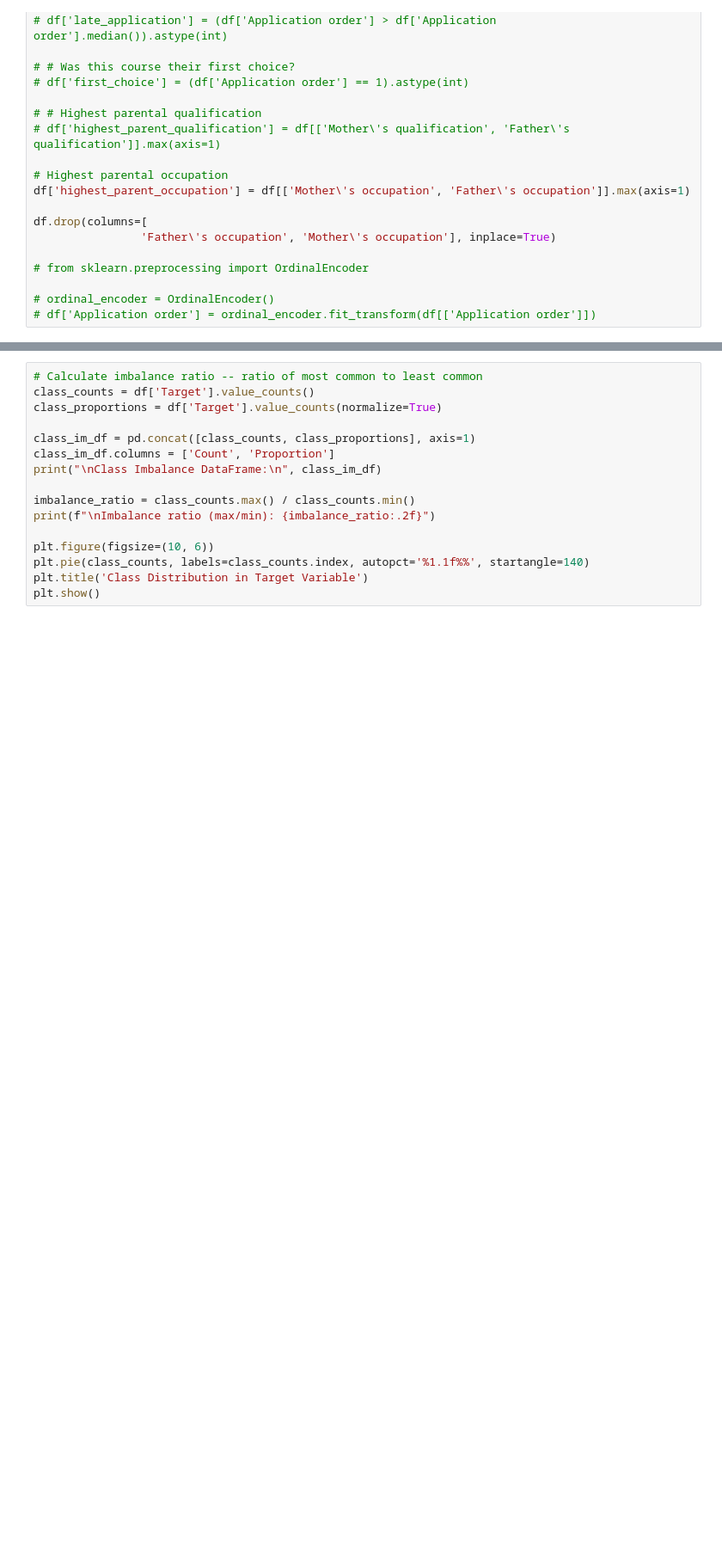
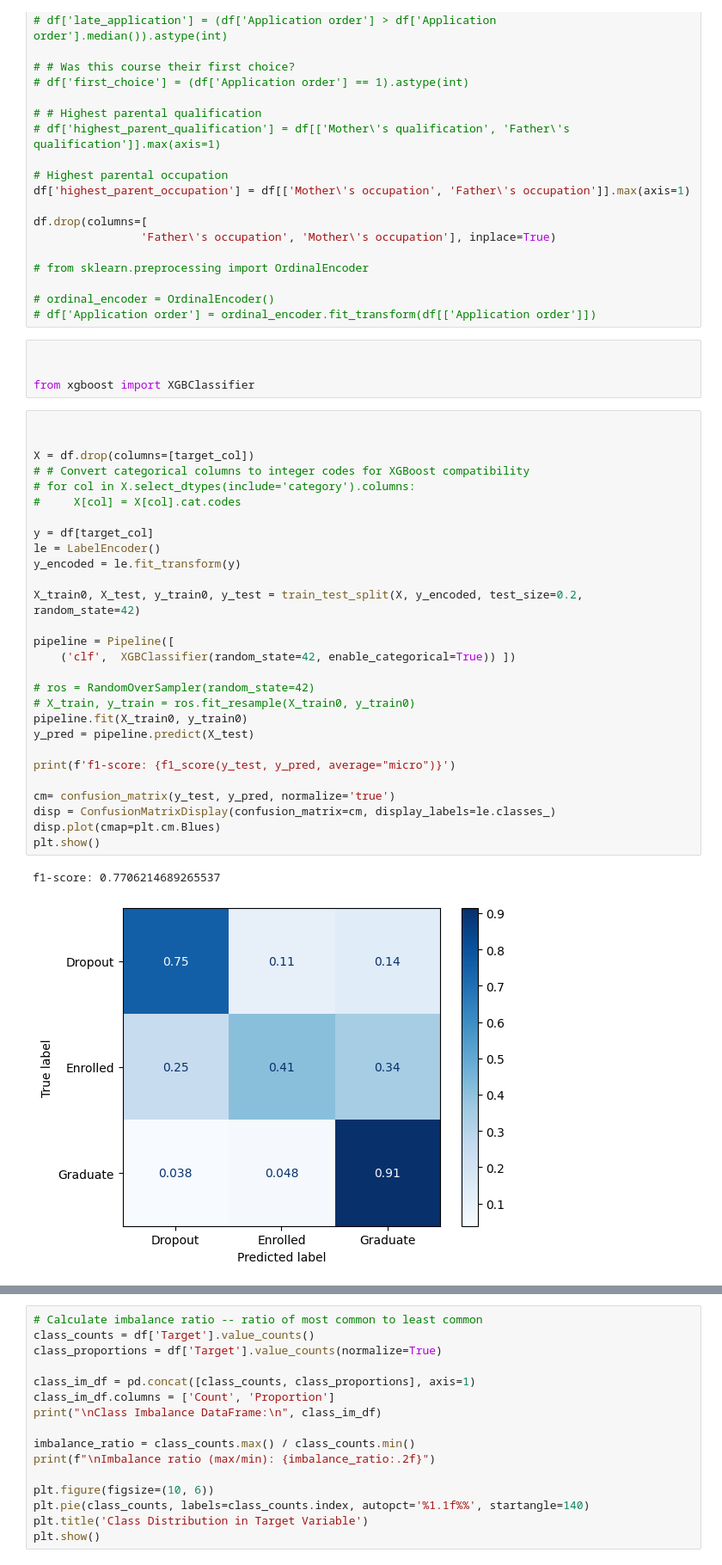
Before and after one commit to 00Amirreza00/Students_Dropout, a Jupyter notebook: Students_Dropout.ipynb, the cells around one changed output, grey strips where cells are left out. Shown at 86% size. Drawn from its saved outputs; the diff is of its cells as text; blank space fills up the shorter version.

```diff
--- a/Students_Dropout.ipynb
+++ b/Students_Dropout.ipynb
@@ -130,3 +130,38 @@ df.drop(columns=[
 
 # ordinal_encoder = OrdinalEncoder()
 # df['Application order'] = ordinal_encoder.fit_transform(df[['Application order']])
+# %%
+
+
+from xgboost import XGBClassifier
+# %%
+
+
+X = df.drop(columns=[target_col])
+# # Convert categorical columns to integer codes for XGBoost compatibility
+# for col in X.select_dtypes(include='category').columns:
+#     X[col] = X[col].cat.codes
+
+y = df[target_col]
+le = LabelEncoder()
+y_encoded = le.fit_transform(y)
+
+X_train0, X_test, y_train0, y_test = train_test_split(X, y_encoded, test_size=0.2, random_state=42)
+
+pipeline = Pipeline([
+    ('clf',  XGBClassifier(random_state=42, enable_categorical=True)) ])
+
+# ros = RandomOverSampler(random_state=42)
+# X_train, y_train = ros.fit_resample(X_train0, y_train0)
+pipeline.fit(X_train0, y_train0)
+y_pred = pipeline.predict(X_test)
+
+print(f'f1-score: {f1_score(y_test, y_pred, average="micro")}')
+
+cm= confusion_matrix(y_test, y_pred, normalize='true')
+disp = ConfusionMatrixDisplay(confusion_matrix=cm, display_labels=le.classes_)
+disp.plot(cmap=plt.cm.Blues)
+plt.show()
+# %% [output]
+f1-score: 0.7706214689265537
+[figure, added]
```
Also changed, not shown: parts of 6 cells of this notebook, 1 other file.
